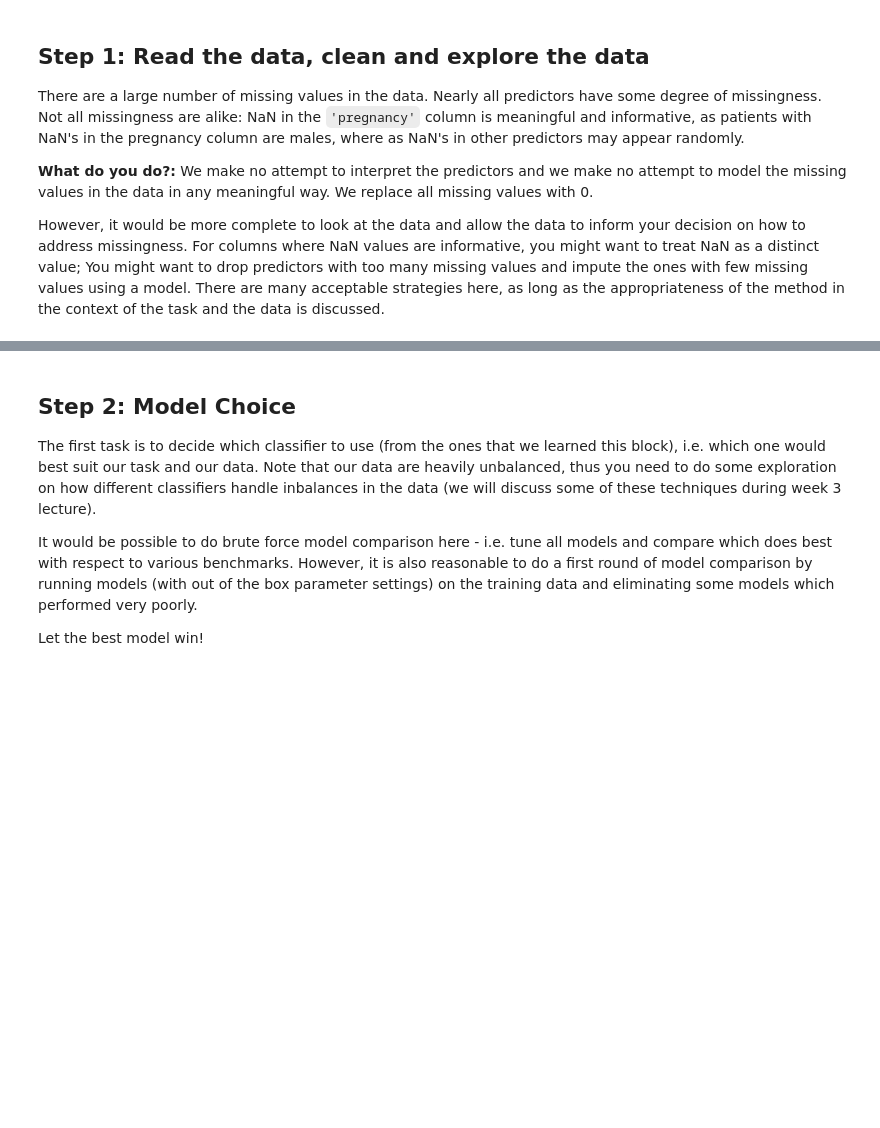
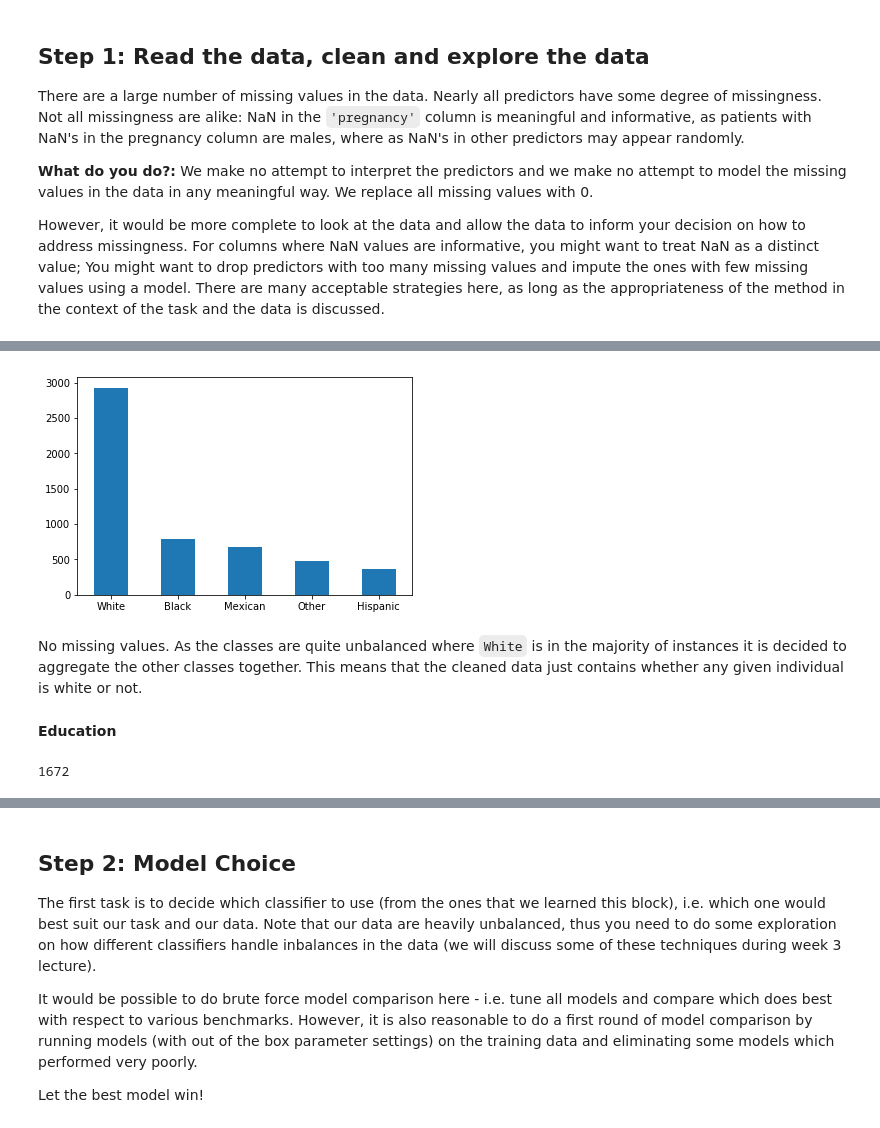
Before and after one commit to lucas-ubm/MaastrichtFlu, a Jupyter notebook: handin.ipynb, the cells around one changed output, grey strips where cells are left out. Saved outputs shown, nothing was run; the diff lists cells and outputs as text; code cells hidden in the pictures; blank space fills up the shorter version.

Commit message:
Added in most comments. Some more clean up needed

```diff
--- a/handin.ipynb
+++ b/handin.ipynb
@@ -81,0 +177,13 @@ print('train class 0: {}, train class 1: {}'.format(len(y[y==0]), len(y[y==1])))
+# %%
+df['Race1'].value_counts().plot.bar(rot=0)
+plt.show()
+# %% [output]
+[figure, added]
+# %% [markdown]
+No missing values. As the classes are quite unbalanced where `White` is in the majority of instances it is decided to aggregate the other classes together. This means that the cleaned data just contains whether any given individual is white or not.
+# %% [markdown]
+**Education**
+# %%
+df['Education'].isna().sum()
+# %% [output]
+1672
```
Also changed, not shown: parts of 332 cells of this notebook.
